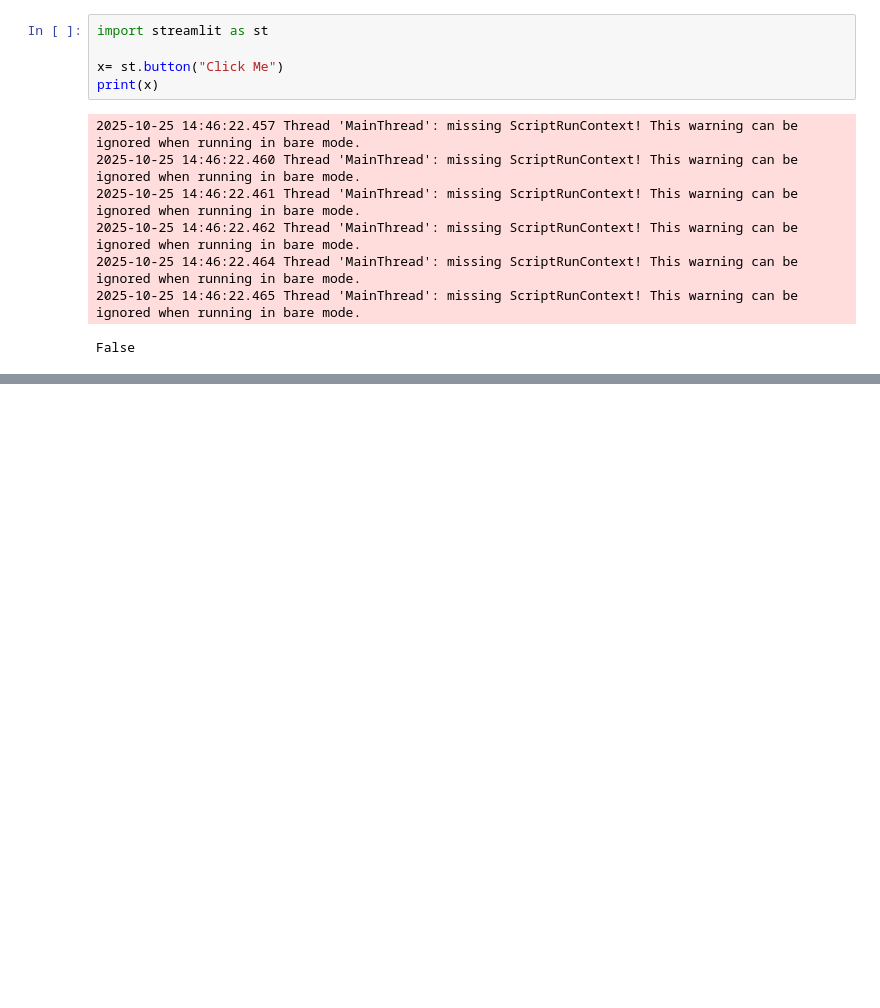
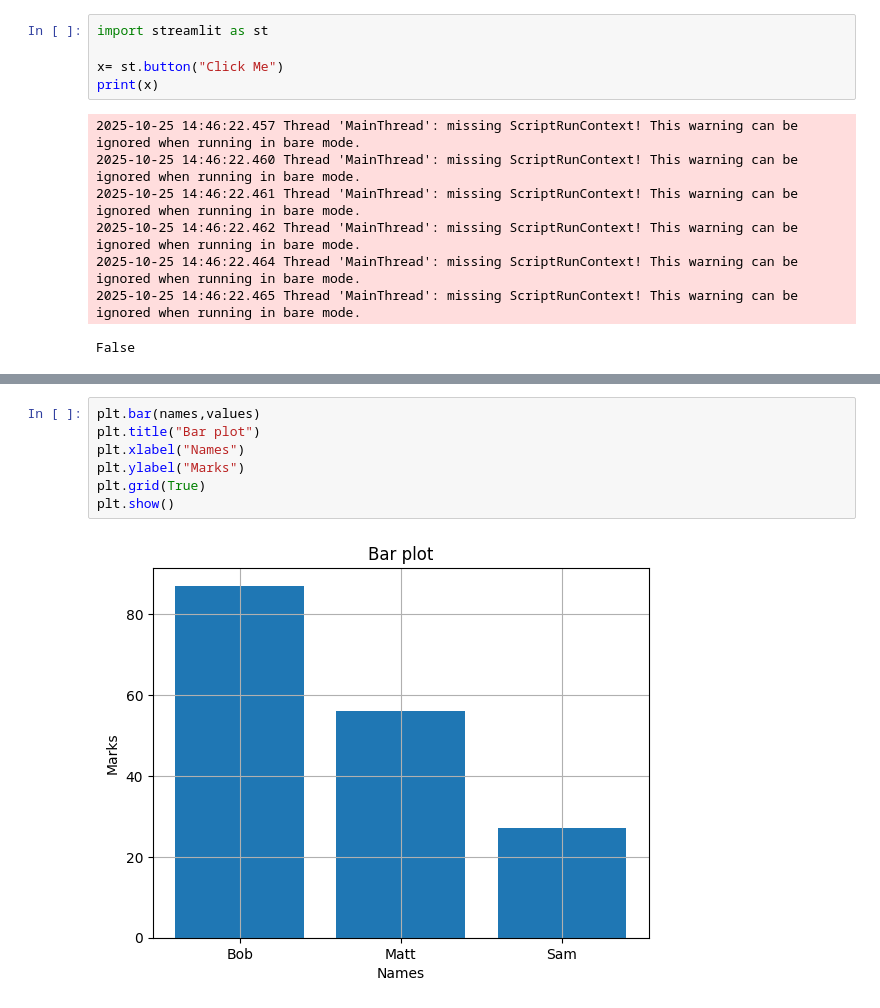
Before and after one commit to Ashutosh4328/Infosys_springboard-6.0, a Jupyter notebook: Ashutosh_Infosys_SkillMatch.ipynb, the cells around one changed output, grey strips where cells are left out. Saved outputs shown, nothing was run; the diff lists cells and outputs as text; blank space fills up the shorter version.

```diff
--- a/Ashutosh_Infosys_SkillMatch.ipynb
+++ b/Ashutosh_Infosys_SkillMatch.ipynb
@@ -390,0 +428,9 @@ False
+# %%
+plt.bar(names,values)
+plt.title("Bar plot")
+plt.xlabel("Names")
+plt.ylabel("Marks")
+plt.grid(True)
+plt.show()
+# %% [output]
+[figure, added]
```
Also changed, not shown: parts of 12 cells of this notebook.
